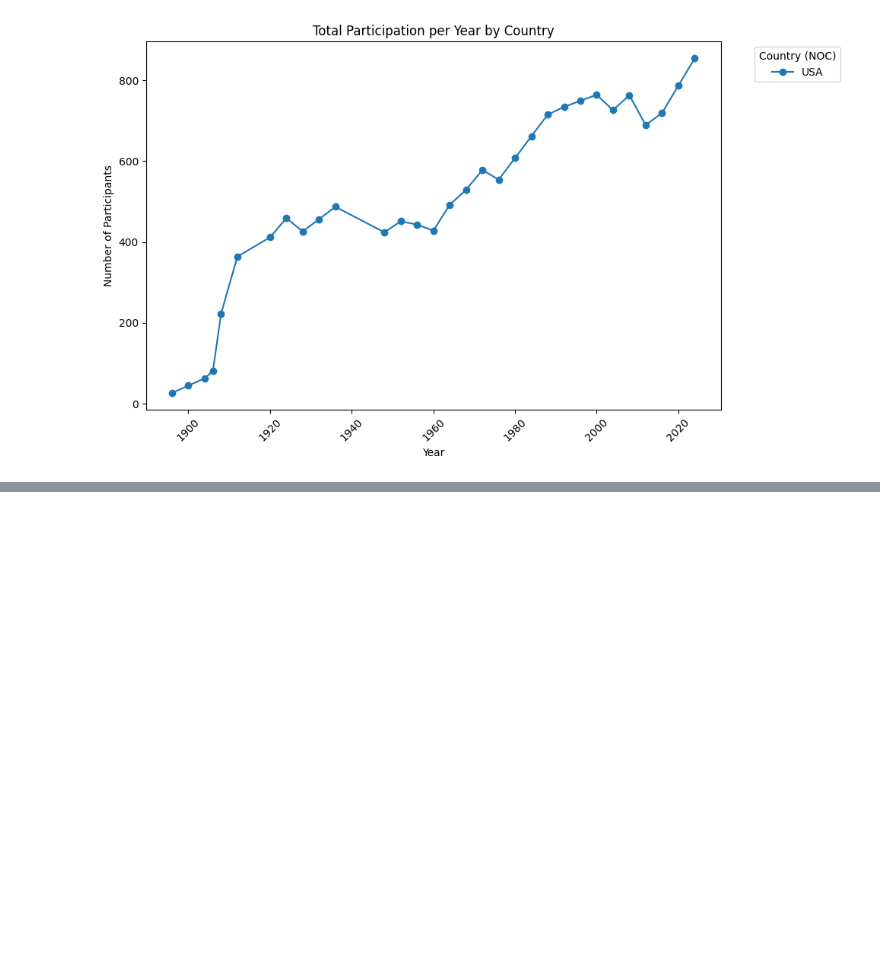
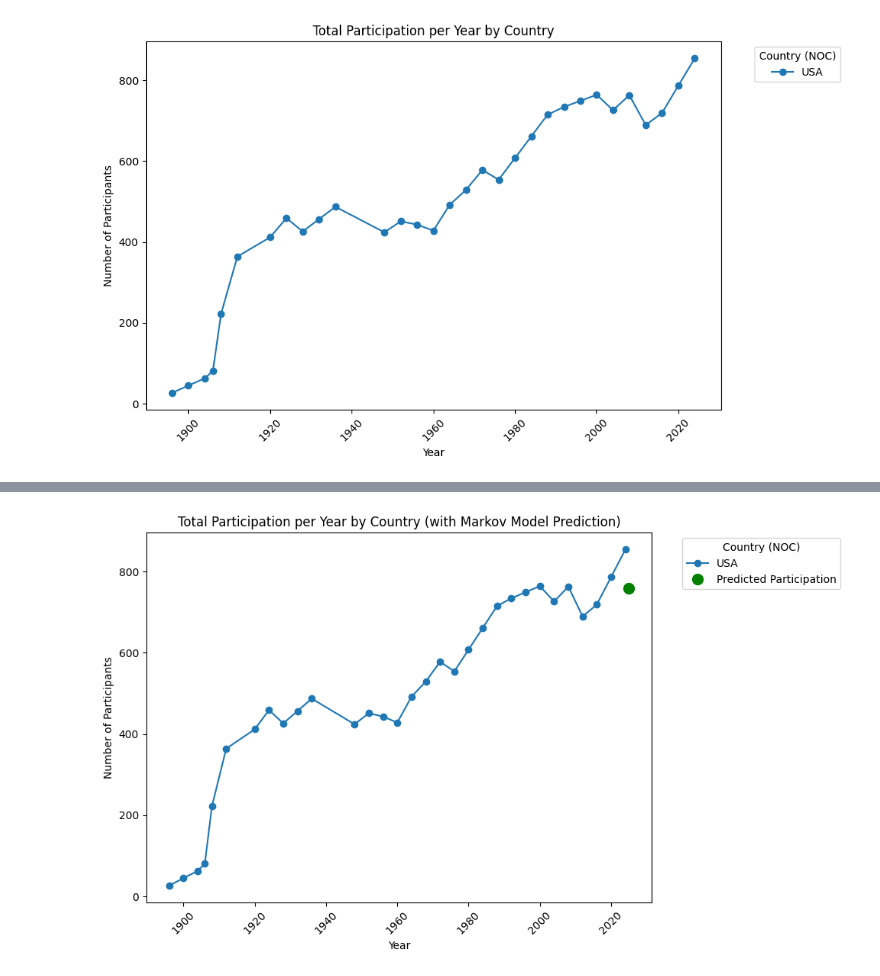
Before and after one commit to rainbowyuyu/MCM, a Jupyter notebook: model_and_code/data_processing.ipynb, the cells around one changed output, grey strips where cells are left out. Drawn from its saved outputs; the diff is of its cells as text; code cells hidden in the pictures; blank space fills up the shorter version.

```diff
--- a/model_and_code/data_processing.ipynb
+++ b/model_and_code/data_processing.ipynb
@@ -199,0 +468,84 @@ plt.show()
+# %%
+# 假设 'participation_by_year_country_q1_clean' 是一个 DataFrame，包含每个国家的参与人数数据
+country_table = participation_by_year_country_q1_clean['USA']
+
+years = participation_by_year_country_q1_clean.index.values
+participants = country_table.values
+
+# 步骤一：定义状态空间，使用最近数据进行状态划分
+min_participation = min(participants)
+max_participation = max(participants)
+num_states = 5  # 将参与人数划分为5个状态
+
+# 使用最近的数据来计算状态划分
+recent_years_participants = participants[-5:]  # 只考虑最近5年的数据
+state_bins = np.percentile(recent_years_participants, np.linspace(0, 100, num_states + 1))  # 根据百分位数划分
+states = np.digitize(participants, state_bins) - 1  # 将参与人数映射为状态索引
+
+# 修正：确保状态值在0到num_states-1之间
+states = np.clip(states, 0, num_states - 1)
+
+# 步骤二：引入时间加权，给较近年份更高权重
+decay_factor = 0.9
+weights = np.array([decay_factor ** (len(years) - i) for i in range(len(years))])
+
+# 计算加权状态转移矩阵
+transition_matrix = np.zeros((num_states, num_states))
+
+for i in range(len(states) - 1):
+    current_state = states[i]
+    next_state = states[i + 1]
+
+    # 加权转移次数
+    weight = weights[i]
+    transition_matrix[current_state, next_state] += weight
+
+# 将转移次数转化为概率
+row_sums = transition_matrix.sum(axis=1, keepdims=True)
+# 处理没有转移的行，避免出现 NaN
+row_sums[row_sums == 0] = 1  # 将零行的总和设置为1，以避免除零错误
+
+# 对转移矩阵进行平滑处理，防止出现零概率
+smooth_constant = 1e-4  # 改进平滑常数
+transition_matrix += smooth_constant
+transition_matrix = transition_matrix / transition_matrix.sum(axis=1, keepdims=True)  # 重新归一化
+
+# 步骤三：预测未来状态
+current_state = states[-1]  # 假设当前状态是最后一年的状态
+
+# 预测下一个状态
+future_state_probs = transition_matrix[current_state]
+
+# 如果概率包含 NaN 或零概率，进行处理
+future_state_probs = np.nan_to_num(future_state_probs, nan=1.0)  # 将 NaN 替换为 1，确保概率有效
+
+# 确保概率和为1
+future_state_probs /= np.sum(future_state_probs)
+
+# 使用概率选择下一个状态
+predicted_future_state = np.random.choice(range(num_states), p=future_state_probs)
+
+# 将预测的状态映射回参与人数区间
+predicted_participation = (state_bins[predicted_future_state] + state_bins[predicted_future_state + 1]) / 2
+
+# 打印预测的参与人数
+print(f"Predicted participation for next year: {predicted_participation}")
+
+# 可视化数据
+plt.figure(figsize=(10, 6))
+
+# 绘制原始数据
+country_table.plot(kind='line', marker='o', figsize=(10, 6))
+
+# 显示预测的参与人数
+plt.plot(years[-1] + 1, predicted_participation, 'go', label='Predicted Participation', markersize=10)
+
+# 添加标题和标签
+plt.title('Total Participation per Year by Country (with Markov Model Prediction)')
+plt.xlabel('Year')
+plt.ylabel('Number of Participants')
+plt.xticks(rotation=45)
+plt.legend(title='Country (NOC)', bbox_to_anchor=(1.05, 1), loc='upper left')
+plt.tight_layout()
+plt.show()
+# %% [output]
@@ -199,0 +553 @@ plt.show()
+[figure, added]
```
Also changed, not shown: parts of 15 cells of this notebook, 2 other files.
